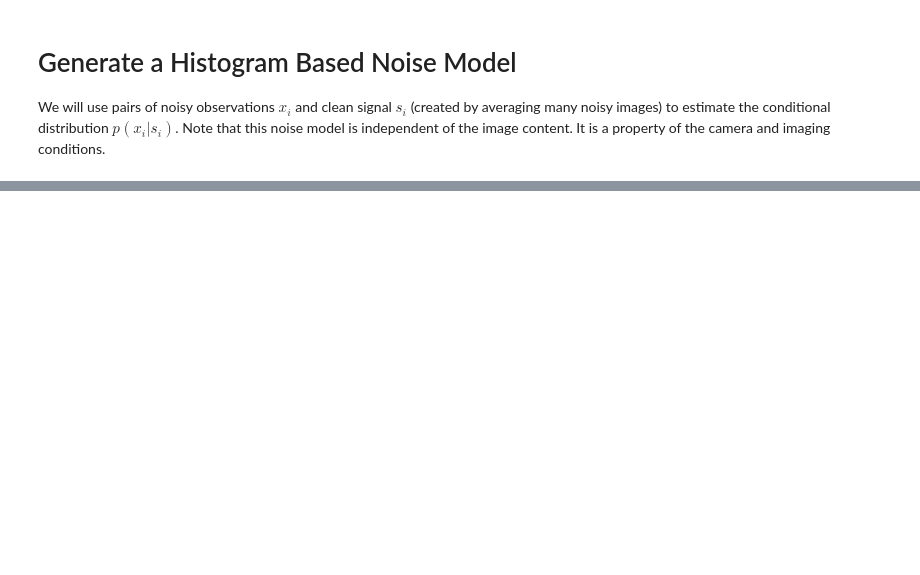
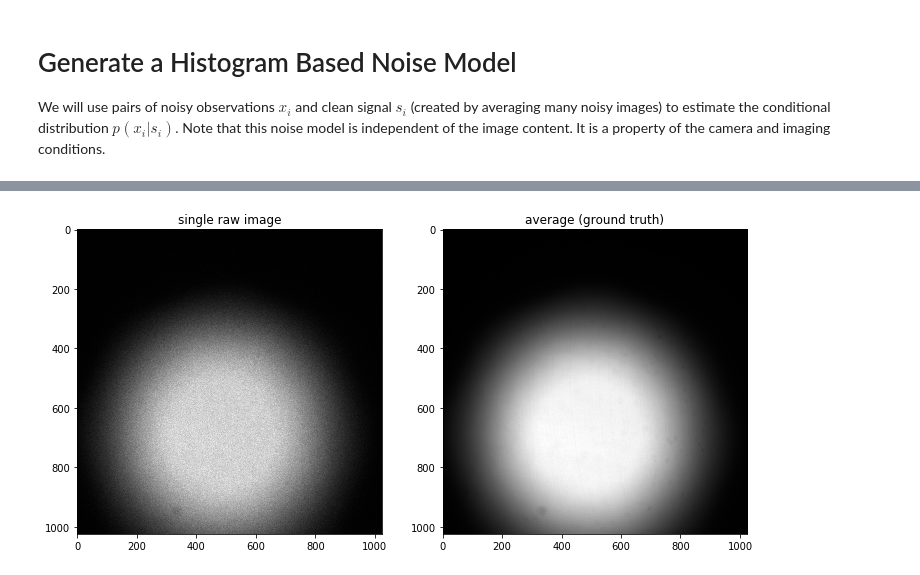
Before and after one commit to juglab/pn2v, a Jupyter notebook: Convallaria-1-CreateNoiseModel.ipynb, the cells around one changed output, grey strips where cells are left out. Cells and saved outputs as stored; diff of their text form; code cells hidden in the pictures; blank space fills up the shorter version.

```diff
--- a/Convallaria-1-CreateNoiseModel.ipynb
+++ b/Convallaria-1-CreateNoiseModel.ipynb
@@ -34,8 +38,20 @@ A higher laser power will affect the signal $s_i$ (making it brighter) but not t
 # %%
-path="data/Convallaria/"
+path="data/Convallaria_diaphragm/"
 
-observation=observation = imread(path+'20190520_tl_25um_50msec_1pc_488_130EM_Conv.tif')
+observation= imread(path+'20190726_tl_50um_500msec_wf_130EM_FD.tif')
 
 # The data contains 100 images of a static sample.
 # We estimate the clean signal by averaging all images.
 signal=np.mean(observation[:,...],axis=0)[np.newaxis,...]
+
+# Let's look the raw data and our pseudo ground truth signal
+plt.figure(figsize=(12, 12))
+plt.subplot(1, 2, 2)
+plt.title(label='average (ground truth)')
+plt.imshow(signal[0],cmap='gray')
+plt.subplot(1, 2, 1)
+plt.title(label='single raw image')
+plt.imshow(observation[0],cmap='gray')
+plt.show()
+# %% [output]
+[figure, added]
```
Also changed, not shown: parts of 12 cells of this notebook, 2 other files.
